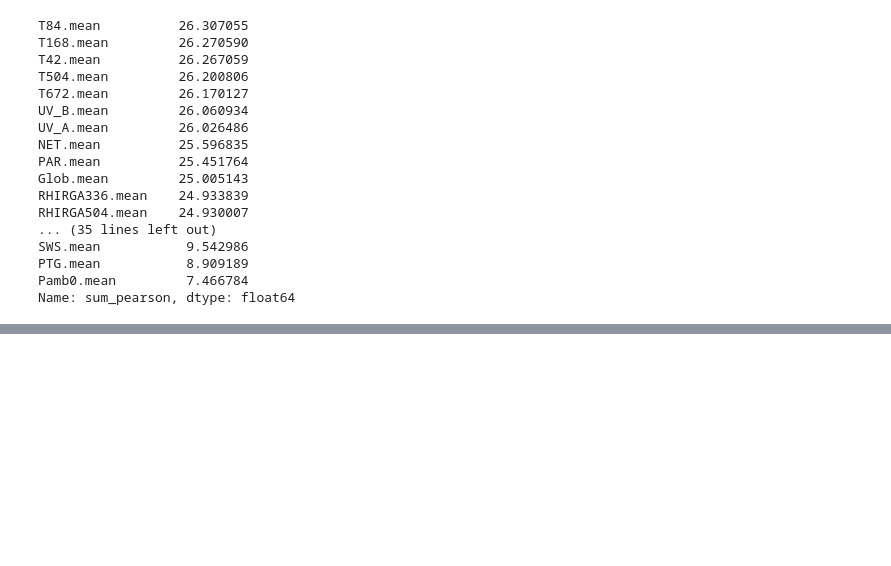
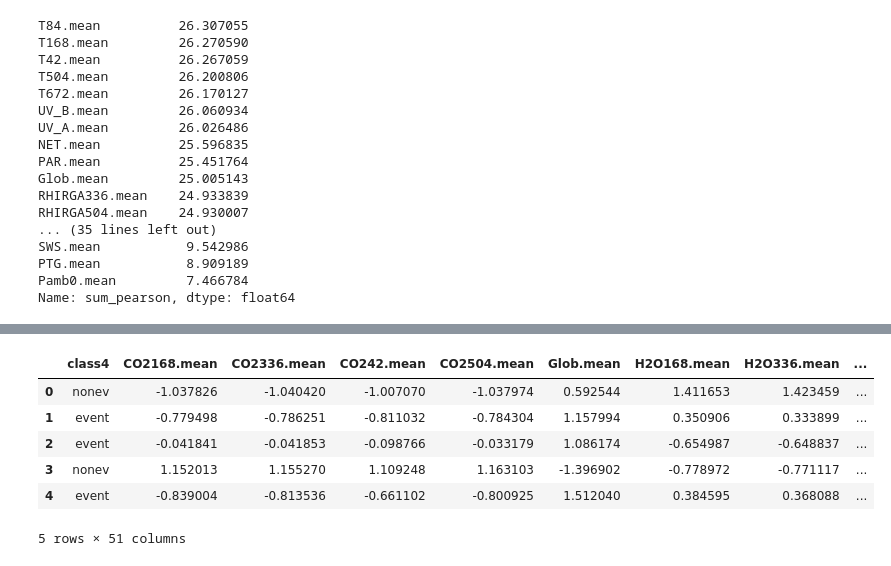
Before and after one commit to em-t/ATM4171-term-project, a Jupyter notebook: notebooks/dev.ipynb, the cells around one changed output, grey strips where cells are left out. Cells and saved outputs as stored; diff of their text form; code cells hidden in the pictures; blank space fills up the shorter version.

```diff
--- a/notebooks/dev.ipynb
+++ b/notebooks/dev.ipynb
@@ -139,0 +157,10 @@ df_train_scaled.head()
+# %%
+df_validation.head()
+# %% [output]
+|  | class4 | CO2168.mean | CO2336.mean | CO242.mean | CO2504.mean | Glob.mean | H2O168.mean | H2O336.mean | ... |
+| 0 | nonev | -1.037826 | -1.040420 | -1.007070 | -1.037974 | 0.592544 | 1.411653 | 1.423459 | ... |
+| 1 | event | -0.779498 | -0.786251 | -0.811032 | -0.784304 | 1.157994 | 0.350906 | 0.333899 | ... |
+| 2 | event | -0.041841 | -0.041853 | -0.098766 | -0.033179 | 1.086174 | -0.654987 | -0.648837 | ... |
+| 3 | nonev | 1.152013 | 1.155270 | 1.109248 | 1.163103 | -1.396902 | -0.778972 | -0.771117 | ... |
+| 4 | event | -0.839004 | -0.813536 | -0.661102 | -0.800925 | 1.512040 | 0.384595 | 0.368088 | ... |
+5 rows × 51 columns
```
Also changed, not shown: parts of 9 cells of this notebook, 1 other file.
